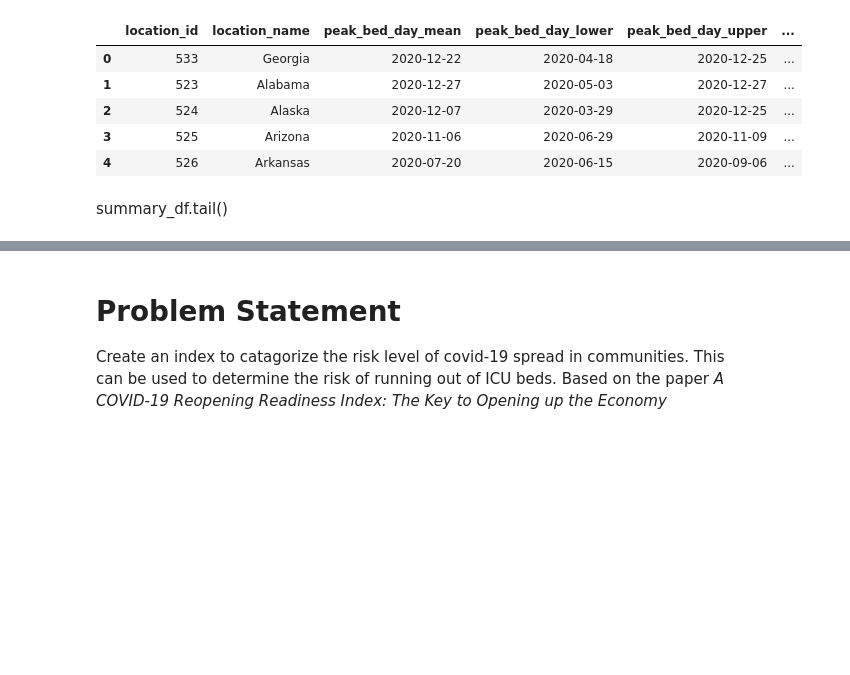
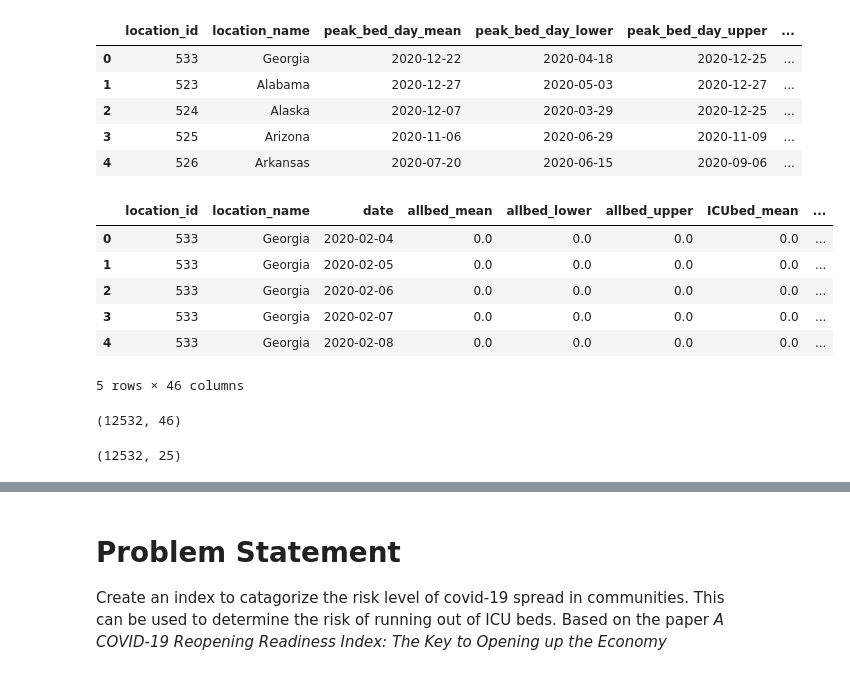
Before and after one commit to elizabethqiu/2020-wwcode-dshackathon-covid19ml, a Jupyter notebook: wwwcode-hackathon.ipynb, the cells around one changed output, grey strips where cells are left out. Drawn from its saved outputs; the diff is of its cells as text; code cells hidden in the pictures; blank space fills up the shorter version.

```diff
--- a/wwwcode-hackathon.ipynb
+++ b/wwwcode-hackathon.ipynb
@@ -19,5 +19,23 @@ summary_df.head()
 | 2 | 524 | Alaska | 2020-12-07 | 2020-03-29 | 2020-12-25 | ... |
 | 3 | 525 | Arizona | 2020-11-06 | 2020-06-29 | 2020-11-09 | ... |
 | 4 | 526 | Arkansas | 2020-07-20 | 2020-06-15 | 2020-09-06 | ... |
-# %% [markdown]
-summary_df.tail()
+# %%
+ref_df = pd.read_csv("./data/ref_us.csv")
+ref_df.head()
+# %% [output]
+|  | location_id | location_name | date | allbed_mean | allbed_lower | allbed_upper | ICUbed_mean | ... |
+| 0 | 533 | Georgia | 2020-02-04 | 0.0 | 0.0 | 0.0 | 0.0 | ... |
+| 1 | 533 | Georgia | 2020-02-05 | 0.0 | 0.0 | 0.0 | 0.0 | ... |
+| 2 | 533 | Georgia | 2020-02-06 | 0.0 | 0.0 | 0.0 | 0.0 | ... |
+| 3 | 533 | Georgia | 2020-02-07 | 0.0 | 0.0 | 0.0 | 0.0 | ... |
+| 4 | 533 | Georgia | 2020-02-08 | 0.0 | 0.0 | 0.0 | 0.0 | ... |
+5 rows × 46 columns
+# %%
+ref_df.shape
+# %% [output]
+(12532, 46)
+# %%
+best_df = pd.read_csv("./data/best_us.csv")
+best_df.shape
+# %% [output]
+(12532, 25)
```
Also changed, not shown: parts of 4 cells of this notebook.
